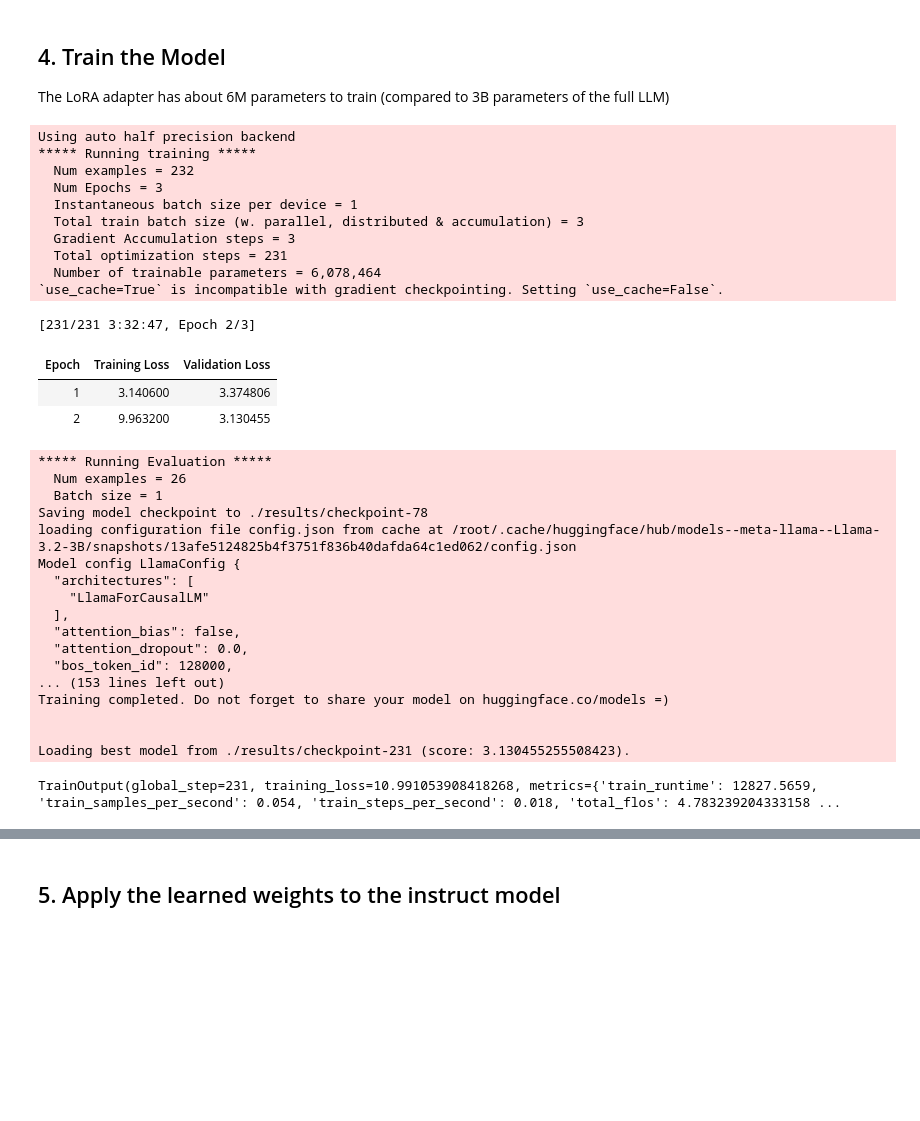
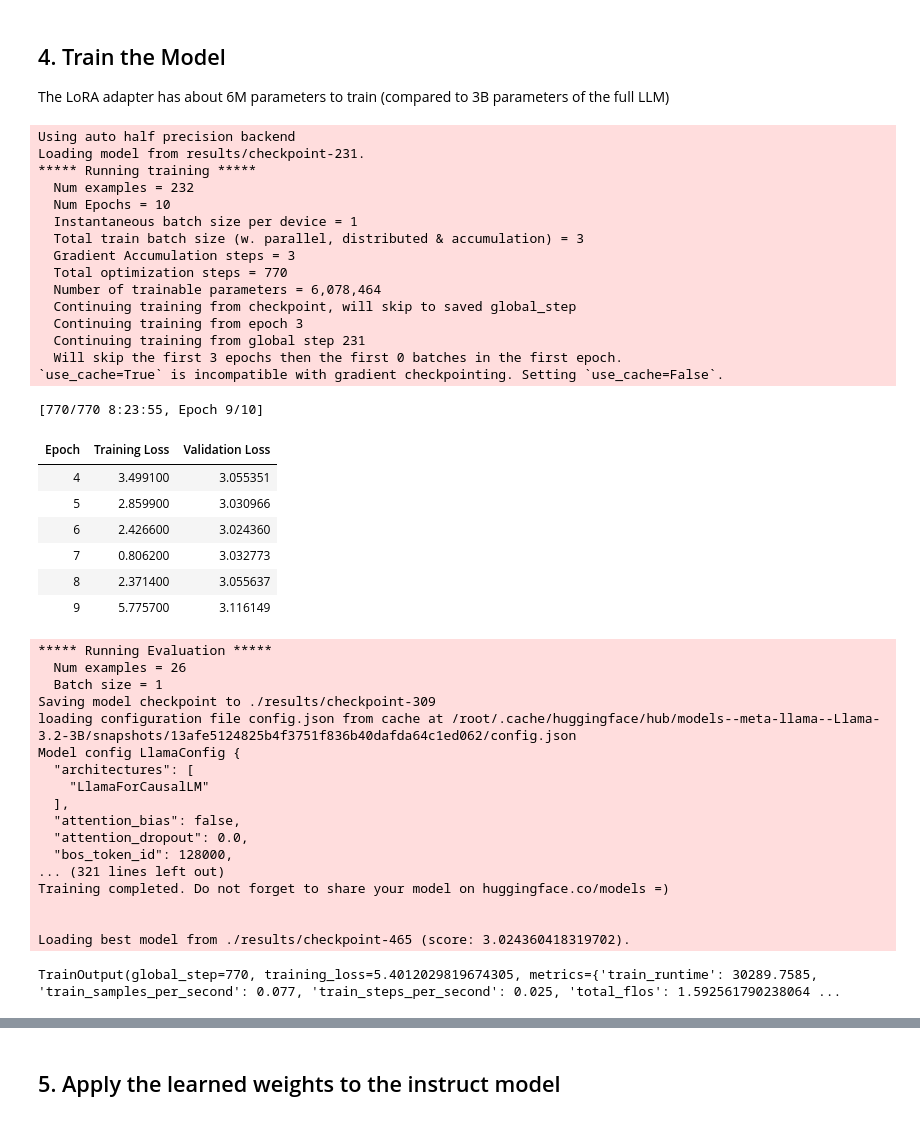
Before and after one commit to arminwitte/mistral-peft, a Jupyter notebook: notebook_kaggle_llama.ipynb, the cells around one changed output, grey strips where cells are left out. Saved outputs shown, nothing was run; the diff lists cells and outputs as text; code cells hidden in the pictures; blank space fills up the shorter version.

Commit message:
Kaggle Notebook | peft-llama | Version 21

```diff
--- a/notebook_kaggle_llama.ipynb
+++ b/notebook_kaggle_llama.ipynb
@@ -82,9 +86,11 @@ with TextExtractor("output/processed_documents.json") as extractor:
 # Llama 3.2 3B with approx. 3 billion parameters
 model_name = "meta-llama/Llama-3.2-3B"
 tokenizer = AutoTokenizer.from_pretrained(model_name)
+if tokenizer.pad_token_id is None:
+    tokenizer.pad_token_id = tokenizer.eos_token_id
 # %%
 # Preprocess the corpus for Causal Language Modeling (CLM)
-json_file_paths = ["output/processed_documents.json"]
+json_file_paths = ["data/processed_documents.json"]
 preprocessor = CLMPreprocessor(json_file_paths, tokenizer)
 dataset = preprocessor.preprocess()
 # %% [output]
@@ -112,13 +118,17 @@ quantization_config = BitsAndBytesConfig(
         load_in_4bit=True,  # Use load_in_4bit=True for 4-bit quantization
         bnb_4bit_quant_type="nf4", # use normalized float 4
         bnb_4bit_compute_dtype=torch.float16,
-        bnb_4bit_use_double_quant=False, # do not quantize scaling factors
+        bnb_4bit_use_double_quant=False, # do not quantize scaling factors for Q4_K_M
     )
 
 base_model = AutoModelForCausalLM.from_pretrained(
-        model_name, torch_dtype=torch.float16, device_map="auto",
+    model_name,
+    torch_dtype=torch.float16,
+    device_map="auto",
     quantization_config=quantization_config,
     )
+if base_model.config.pad_token_id is None:
+    base_model.config.pad_token_id = base_model.config.eos_token_id
 # %%
 # Configure the (Q)LoRA adaptor to use a rank of r=4
 model = prepare_model_for_kbit_training(base_model)
@@ -130,7 +140,7 @@ config = LoraConfig(
     bias="none",
     task_type="CAUSAL_LM",
 )
-model = get_peft_model(model, config)
+peft_model = get_peft_model(model, config)
 # %% [markdown]
 ## 4. Train the Model
 
@@ -139,50 +149,59 @@ The LoRA adapter has about 6M parameters to train (compared to 3B parameters of
 # Set up training arguments
 training_args = TrainingArguments(
     output_dir="./results",
-    num_train_epochs=3,
+    num_train_epochs=10,
     per_device_train_batch_size=1,
     per_device_eval_batch_size=1,
     gradient_accumulation_steps=3, # Creates a virtual batch size of 3
     learning_rate=3e-4,
     fp16=True, # numerical precision of adapter is float16
     logging_steps=1,
     eval_strategy="epoch",
     save_strategy="epoch",
     load_best_model_at_end=True,
     optim="paged_adamw_8bit", # Memory efficient optimizer
     log_level="info",
     report_to="none",
 )
 
 # Initialize trainer
 trainer = Trainer(
-    model=model,
+    model=peft_model,
     args=training_args,
     train_dataset=train_test_set['train'],
     eval_dataset=train_test_set['test']
 )
 
 # Start training
-trainer.train()
+trainer.train(resume_from_checkpoint="results/checkpoint-231")
 # %% [output]
 Using auto half precision backend
+Loading model from results/checkpoint-231.
 ***** Running training *****
   Num examples = 232
-  Num Epochs = 3
+  Num Epochs = 10
   Instantaneous batch size per device = 1
   Total train batch size (w. parallel, distributed & accumulation) = 3
   Gradient Accumulation steps = 3
-  Total optimization steps = 231
+  Total optimization steps = 770
   Number of trainable parameters = 6,078,464
+  Continuing training from checkpoint, will skip to saved global_step
+  Continuing training from epoch 3
+  Continuing training from global step 231
+  Will skip the first 3 epochs then the first 0 batches in the first epoch.
 `use_cache=True` is incompatible with gradient checkpointing. Setting `use_cache=False`.
-[231/231 3:32:47, Epoch 2/3]
+[770/770 8:23:55, Epoch 9/10]
 | Epoch | Training Loss | Validation Loss |
-| 1 | 3.140600 | 3.374806 |
-| 2 | 9.963200 | 3.130455 |
+| 4 | 3.499100 | 3.055351 |
+| 5 | 2.859900 | 3.030966 |
+| 6 | 2.426600 | 3.024360 |
+| 7 | 0.806200 | 3.032773 |
+| 8 | 2.371400 | 3.055637 |
+| 9 | 5.775700 | 3.116149 |
 ***** Running Evaluation *****
   Num examples = 26
   Batch size = 1
-Saving model checkpoint to ./results/checkpoint-78
+Saving model checkpoint to ./results/checkpoint-309
 loading configuration file config.json from cache at /root/.cache/huggingface/hub/models--meta-llama--Llama-3.2-3B/snapshots/13afe5124825b4f3751f836b40dafda64c1ed062/config.json
 Model config LlamaConfig {
   "architectures": [
@@ -191,11 +210,11 @@ Model config LlamaConfig {
   "attention_bias": false,
   "attention_dropout": 0.0,
   "bos_token_id": 128000,
-... (153 lines left out)
+... (321 lines left out)
 Training completed. Do not forget to share your model on huggingface.co/models =)
 
 
-Loading best model from ./results/checkpoint-231 (score: 3.130455255508423).
+Loading best model from ./results/checkpoint-465 (score: 3.024360418319702).
-TrainOutput(global_step=231, training_loss=10.991053908418268, metrics={'train_runtime': 12827.5659, 'train_samples_per_second': 0.054, 'train_steps_per_second': 0.018, 'total_flos': 4.783239204333158 ...
+TrainOutput(global_step=770, training_loss=5.4012029819674305, metrics={'train_runtime': 30289.7585, 'train_samples_per_second': 0.077, 'train_steps_per_second': 0.025, 'total_flos': 1.592561790238064 ...
 # %%
 # Save the LoRA adapter weights:
```
Also changed, not shown: parts of 10 cells of this notebook.
